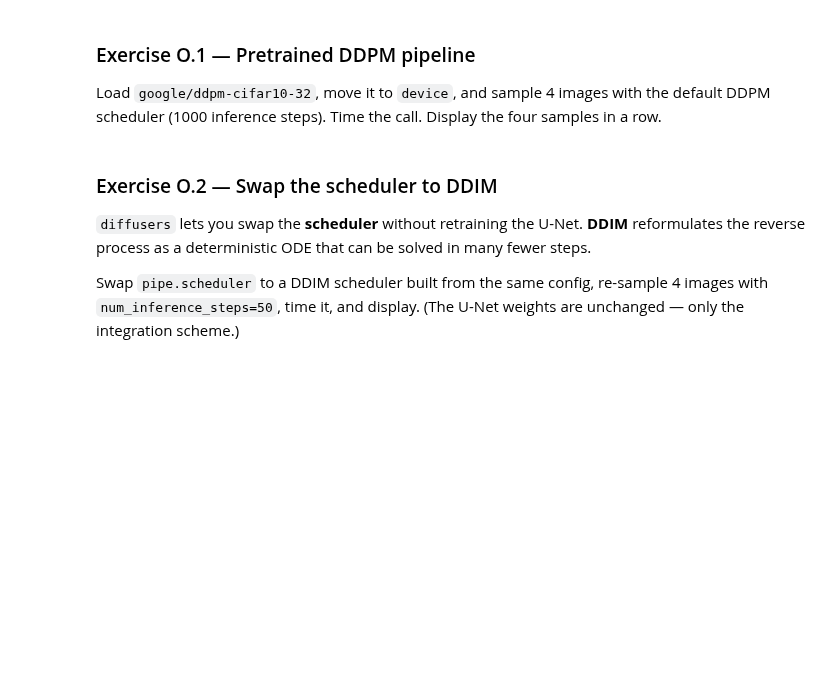
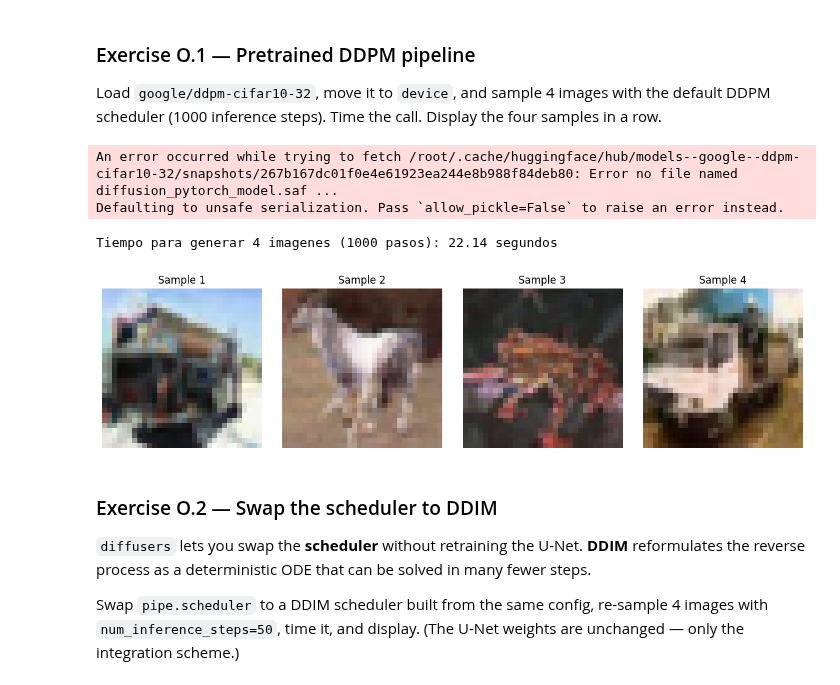
Before and after one commit to naguer019/deep-learning-course-notebooks, a Jupyter notebook: notebooks/notebook_8.ipynb, the cells around one changed output. Cells and saved outputs as stored; diff of their text form; code cells hidden in the pictures; blank space fills up the shorter version.

```diff
--- a/notebooks/notebook_8.ipynb
+++ b/notebooks/notebook_8.ipynb
@@ -727,7 +759,25 @@ Implement `diffusion_loss(model, x0, T)`:
 # %%
 def diffusion_loss(model: nn.Module, x0: torch.Tensor, T: int) -> torch.Tensor:
     # YOUR CODE HERE — implement the noise-prediction MSE objective. Rescale x0 to [-1, 1] first.
-    raise NotImplementedError()
+
+    # Reescalar de [0, 1] a [-1, 1]
+    x0_rescaled = x0 * 2 - 1
+
+    # Muestrear los timesteps aleatorios t para imagen en el batch
+    batch_size = x0.shape[0]
+    t = torch.randint(0, T, (batch_size,), device = x0.device).long()
+
+    # Muestrear ruido gaussiano puro (epsilon)
+    eps = torch.randn_like(x0_rescaled)
+
+    # Obtener la imagen ruidosa z_t usando la closed form
+    z_t = q_sample(x0_rescaled, t, noise = eps)
+
+    # Pasar la imagen ruidosa y el tiempo por la unet para predecir el ruido
+    eps_hat = model(z_t, t)
+
+    # Calcular el MSE entre el ruido real y el predicho
+    return F.mse_loss(eps_hat, eps)
 # %% [markdown]
 ### Exercise 3.5 — Train the DDPM
 
@@ -851,7 +1019,34 @@ Load `google/ddpm-cifar10-32`, move it to `device`, and sample 4 images with the
 # %%
 # YOUR CODE HERE — load `google/ddpm-cifar10-32`, sample 4 images with the default
 # DDPM scheduler (num_inference_steps=1000), time the call, display the samples.
-raise NotImplementedError()
+
+# Cargar el pipeline preentrenado
+model_id = "google/ddpm-cifar10-32"
+pipe = DDPMPipeline.from_pretrained(model_id).to(device)
+
+# Muestrear 4 imagenes y medir el tiempo
+start_time = time.time()
+generated = pipe(batch_size = 4, num_inference_steps = 1000)
+end_time = time.time()
+
+# Extraer las imagenes
+images = generated.images
+
+print(f"Tiempo para generar 4 imagenes (1000 pasos): {end_time - start_time:.2f} segundos")
+
+# Visualizar los resultados en una fila
+fig, axes = plt.subplots(1, 4, figsize=(12, 3))
+for i, ax in enumerate(axes):
+    ax.imshow(images[i])
+    ax.axis("off")
+    ax.set_title(f"Sample {i+1}")
+plt.tight_layout()
+plt.show()
+# %% [output]
+An error occurred while trying to fetch /root/.cache/huggingface/hub/models--google--ddpm-cifar10-32/snapshots/267b167dc01f0e4e61923ea244e8b988f84deb80: Error no file named diffusion_pytorch_model.saf ...
+Defaulting to unsafe serialization. Pass `allow_pickle=False` to raise an error instead.
+Tiempo para generar 4 imagenes (1000 pasos): 22.14 segundos
+[figure, added]
 # %% [markdown]
 ### Exercise O.2 — Swap the scheduler to DDIM
 
```
Also changed, not shown: parts of 17 cells of this notebook.
